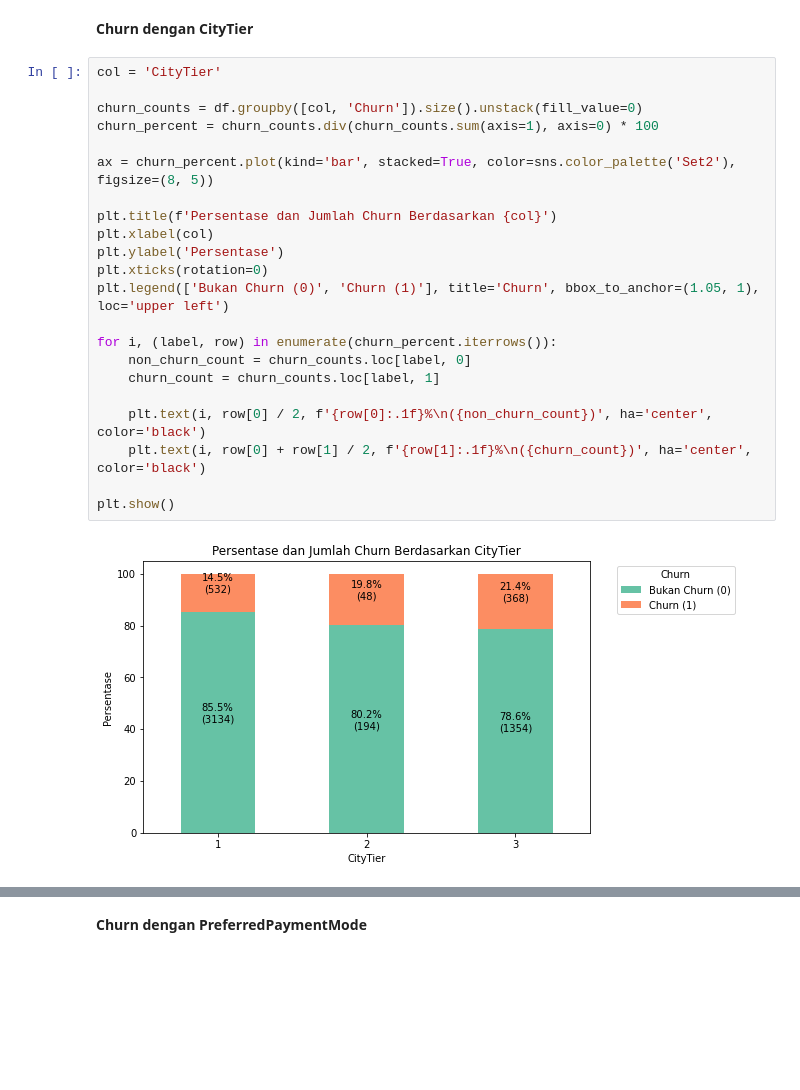
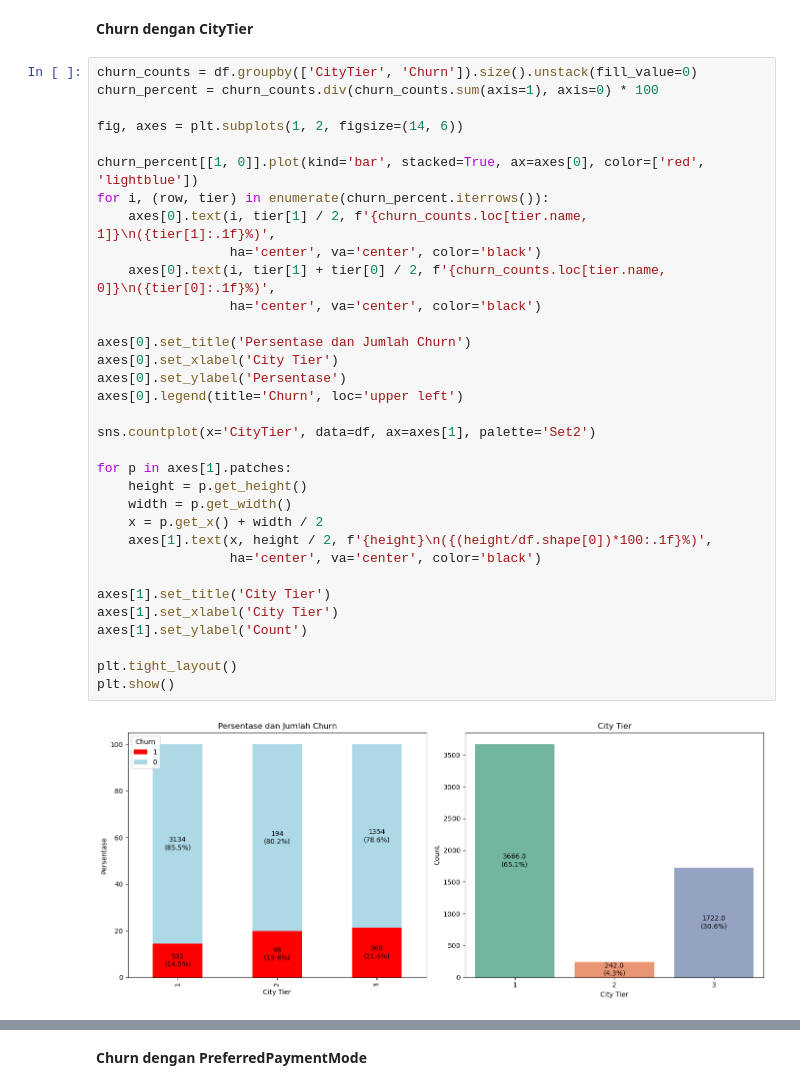
Before and after one commit to Dokaebi20/Finpro_Zetta_11-24, a Jupyter notebook: FinPro.ipynb, the cells around one changed output, grey strips where cells are left out. Drawn from its saved outputs; the diff is of its cells as text; blank space fills up the shorter version.

```diff
--- a/FinPro.ipynb
+++ b/FinPro.ipynb
@@ -813,27 +814,38 @@ Dalam analisis ini, kita melihat perbedaan tingkat churn berdasarkan perangkat l
 # %% [markdown]
 **Churn dengan CityTier**
-# %%
-col = 'CityTier'
-
-churn_counts = df.groupby([col, 'Churn']).size().unstack(fill_value=0)
-churn_percent = churn_counts.div(churn_counts.sum(axis=1), axis=0) * 100
-
-ax = churn_percent.plot(kind='bar', stacked=True, color=sns.color_palette('Set2'), figsize=(8, 5))
-
-plt.title(f'Persentase dan Jumlah Churn Berdasarkan {col}')
-plt.xlabel(col)
-plt.ylabel('Persentase')
-plt.xticks(rotation=0)
-plt.legend(['Bukan Churn (0)', 'Churn (1)'], title='Churn', bbox_to_anchor=(1.05, 1), loc='upper left')
-
-for i, (label, row) in enumerate(churn_percent.iterrows()):
-    non_churn_count = churn_counts.loc[label, 0]
-    churn_count = churn_counts.loc[label, 1]
-
-    plt.text(i, row[0] / 2, f'{row[0]:.1f}%\n({non_churn_count})', ha='center', color='black')
-    plt.text(i, row[0] + row[1] / 2, f'{row[1]:.1f}%\n({churn_count})', ha='center', color='black')
-
-plt.show()
-# %% [output]
-[figure, removed]
+# %%
+churn_counts = df.groupby(['CityTier', 'Churn']).size().unstack(fill_value=0)
+churn_percent = churn_counts.div(churn_counts.sum(axis=1), axis=0) * 100
+
+fig, axes = plt.subplots(1, 2, figsize=(14, 6))
+
+churn_percent[[1, 0]].plot(kind='bar', stacked=True, ax=axes[0], color=['red', 'lightblue'])
+for i, (row, tier) in enumerate(churn_percent.iterrows()):
+    axes[0].text(i, tier[1] / 2, f'{churn_counts.loc[tier.name, 1]}\n({tier[1]:.1f}%)',
+                 ha='center', va='center', color='black')
+    axes[0].text(i, tier[1] + tier[0] / 2, f'{churn_counts.loc[tier.name, 0]}\n({tier[0]:.1f}%)',
+                 ha='center', va='center', color='black')
+
+axes[0].set_title('Persentase dan Jumlah Churn')
+axes[0].set_xlabel('City Tier')
+axes[0].set_ylabel('Persentase')
+axes[0].legend(title='Churn', loc='upper left')
+
+sns.countplot(x='CityTier', data=df, ax=axes[1], palette='Set2')
+
+for p in axes[1].patches:
+    height = p.get_height()
+    width = p.get_width()
+    x = p.get_x() + width / 2
+    axes[1].text(x, height / 2, f'{height}\n({(height/df.shape[0])*100:.1f}%)',
+                 ha='center', va='center', color='black')
+
+axes[1].set_title('City Tier')
+axes[1].set_xlabel('City Tier')
+axes[1].set_ylabel('Count')
+
+plt.tight_layout()
+plt.show()
+# %% [output]
+[figure, added]
 # %% [markdown]
```
Also changed, not shown: parts of 43 cells of this notebook.
